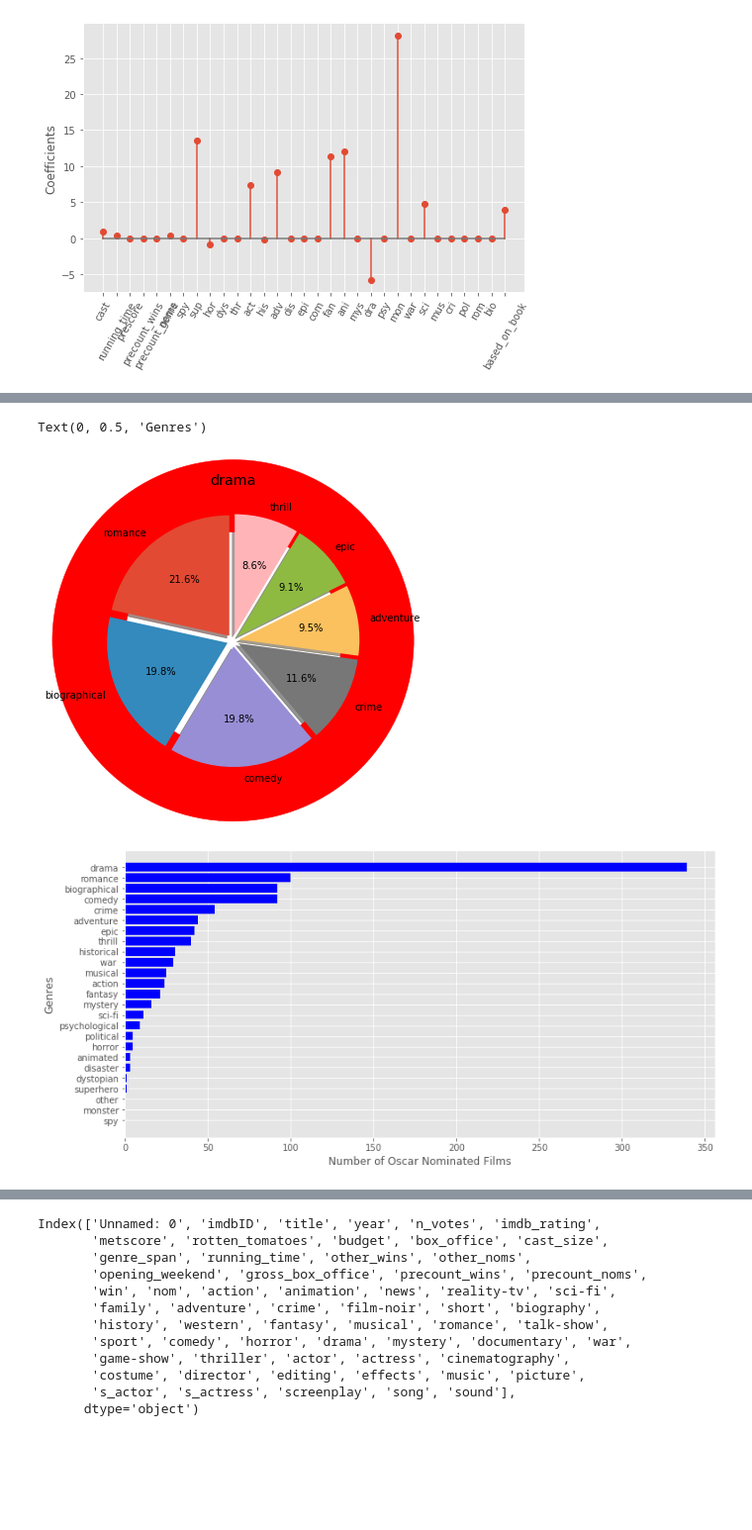
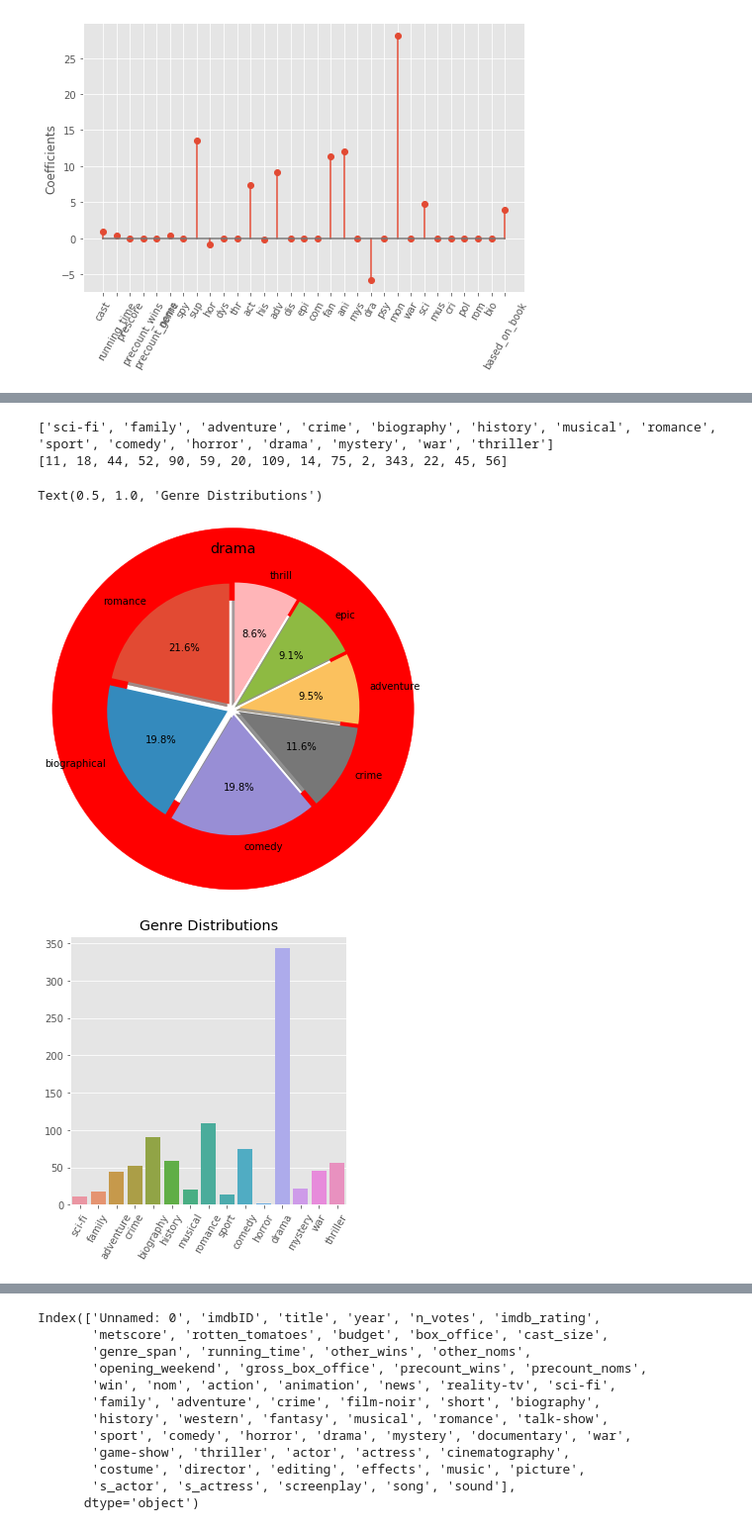
Before and after one commit to ronsg83/Predicting-2020-Oscars, a Jupyter notebook: Final_Report.ipynb, the cells around one changed output, grey strips where cells are left out. Shown at 99% size. Saved outputs shown, nothing was run; the diff lists cells and outputs as text; code cells hidden in the pictures; blank space fills up the shorter version.

Commit message:
Some New Figures Added

```diff
--- a/Final_Report.ipynb
+++ b/Final_Report.ipynb
@@ -596,36 +634,51 @@ for row in df.iterrows():
 
         if genre == 'other' or genre == 'oth':
             continue
         _genres_count[_genres.index(genre)]+=1
 
 
 # df_gen_count = pd.DataFrame({'genres': _genres, 'nums': _genres_count})
 df_gen_count = pd.DataFrame({'genres':_genres, "nums":_genres_count}).sort_values(by = 'nums', ascending=True)
 df_gen_count['genres'] = df_gen_count['genres'].apply(lambda x:genre_dict2[x])
 
 N = 8
 df = df_gen_count.sort_values(by = 'nums', ascending=False)
 df = df.iloc[range(N),:]
 explode = np.zeros(len(df))
 explode[0] = 0.05
 # plt.figure(figsize=(12,6))
 # ax1=plt.subplot(1, 2, 1)
 # _ = plt.pie(df['nums'], labels = df['genres'],explode = explode, autopct='%1.1f%%',shadow=True, startangle=90)
 # plt.title('With Drama')
 
 plt.figure(figsize=(12,6))
 df = df.iloc[range(1,N),:]
 explode = np.ones(len(df))*0.05
 ax2=plt.subplot(1, 2, 2)
 plt.pie(1, radius=1.5, colors= 'r', wedgeprops=dict(width=0.6, edgecolor='r'))
 plt.pie(df['nums'], labels = df['genres'],explode = explode, autopct='%1.1f%%',shadow=True, startangle=90)
 plt.title('drama')
 
-plt.figure(figsize=(12,6))
-_ = plt.barh(df_gen_count['genres'], df_gen_count['nums'], color ='b')
-plt.xlabel('Number of Oscar Nominated Films')
-plt.ylabel('Genres')
+# plt.figure(figsize=(12,6))
+# _ = plt.barh(df_gen_count['genres'], df_gen_count['nums'], color ='b')
+# plt.xlabel('Number of Oscar Nominated Films')
+# plt.ylabel('Genres')
+
+df = DF_main[DF_main.picture != 'O']
+gens = []
+gen_counts = []
+for g in genres:
+    gens.append(g)
+    gen_counts.append(df[g].sum())
+print(gens)
+print(gen_counts)
+plt.figure(figsize = (5,5))
+ax = sns.barplot(x=gens, y=gen_counts)
+ax.set_xticklabels(ax.get_xticklabels(),rotation=60)
+plt.title('Genre Distributions')
 # %% [output]
-Text(0, 0.5, 'Genres')
+['sci-fi', 'family', 'adventure', 'crime', 'biography', 'history', 'musical', 'romance', 'sport', 'comedy', 'horror', 'drama', 'mystery', 'war', 'thriller']
+[11, 18, 44, 52, 90, 59, 20, 109, 14, 75, 2, 343, 22, 45, 56]
+Text(0.5, 1.0, 'Genre Distributions')
 [figure]
-[figure, old version]
+[figure, new version]
```
Also changed, not shown: parts of 18 cells of this notebook.
